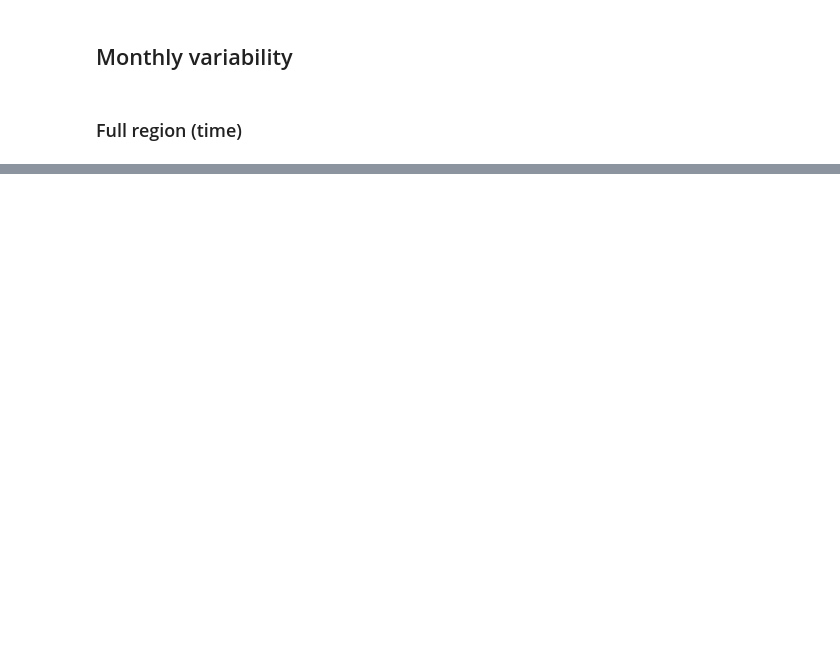
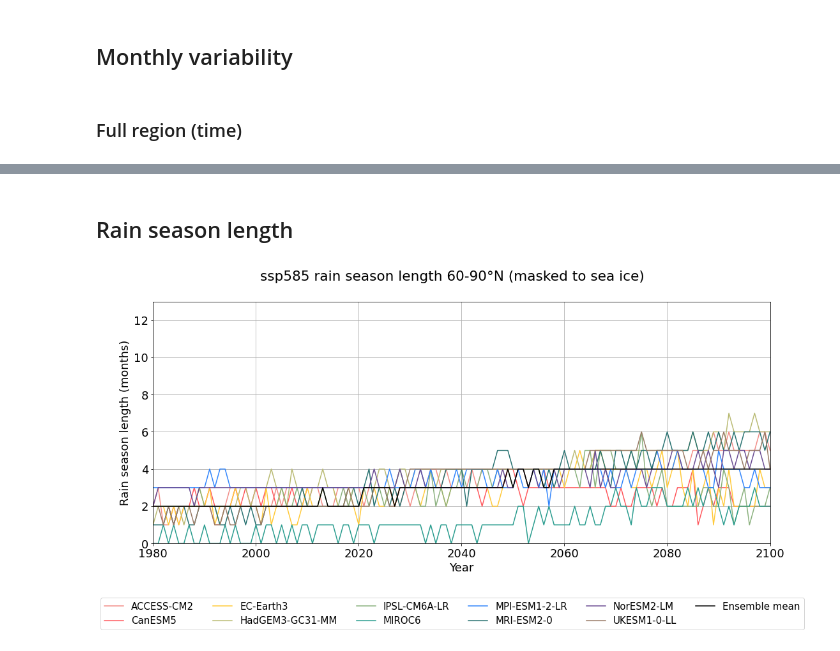
Before and after one commit to hannahwoodward/cmip6-seaice-precipitation, a Jupyter notebook: ensemble-prra-prsn-siconc.ipynb, the cells around one changed output, grey strips where cells are left out. Saved outputs shown, nothing was run; the diff lists cells and outputs as text; code cells hidden in the pictures; blank space fills up the shorter version.

```diff
--- a/ensemble-prra-prsn-siconc.ipynb
+++ b/ensemble-prra-prsn-siconc.ipynb
@@ -202,0 +224,37 @@ for s in time_slices:
+# %% [markdown]
+## Rain season length
+# %%
+ensemble_rain_season_length = ensemble_pr_time_series.copy()
+for key in ensemble_rain_season_length:
+    ensemble_rain_season_length[key] = ensemble_rain_season_length[key]\
+        .where(ensemble_prra_time_series[key] > ensemble_prsn_time_series[key])\
+        .groupby('time.year')\
+        .count('time')
+
+ensemble_rain_season_length = libs.ensemble.calc_variable_mean(ensemble_rain_season_length, 'time')
+ensemble_rain_season_length['Ensemble mean'] = ensemble_rain_season_length['Ensemble mean'].round()
+
+fig = libs.plot.time_series_from_vars(
+    [
+        ensemble_rain_season_length
+    ],
+    title=f'{experiment} rain season length 60-90°N (masked to sea ice)',
+    xattr='year',
+    ylabel='Rain season length (months)',
+    yrange=(0, 13)
+);
+
+#data = ensemble_rain_season_length
+#data_min = data.to_array('time').min('time')
+#data_max = data.to_array('time').max('time')
+
+#fig.axes[0].fill_between(
+#    data.year.values,
+#    data_min.values,
+#    data_max.values,
+#    alpha=0.05,
+#    color=data['Ensemble mean'].attrs['color'],
+#    zorder=-1
+#);
+# %% [output]
+[figure, added]
```
Also changed, not shown: parts of 10 cells of this notebook, 1 other file.
